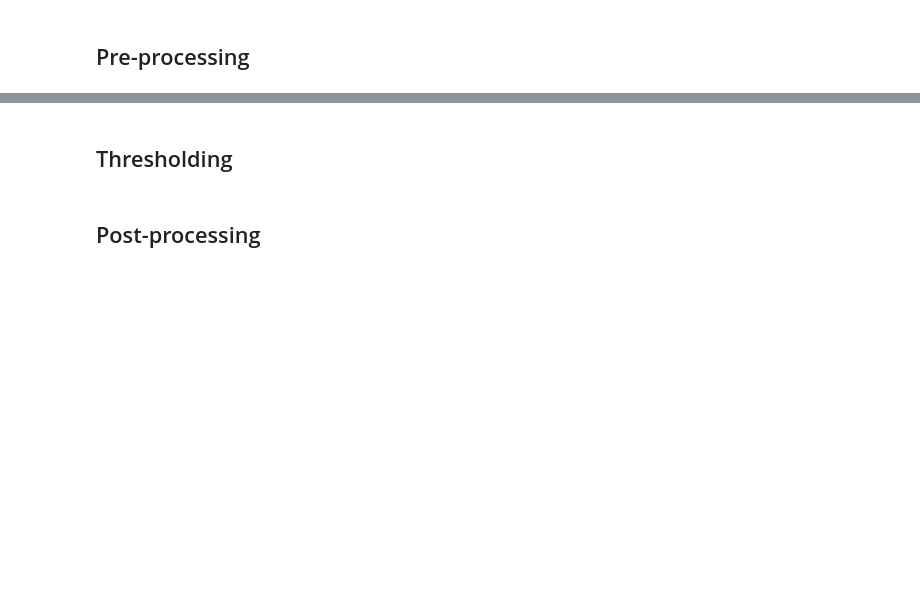
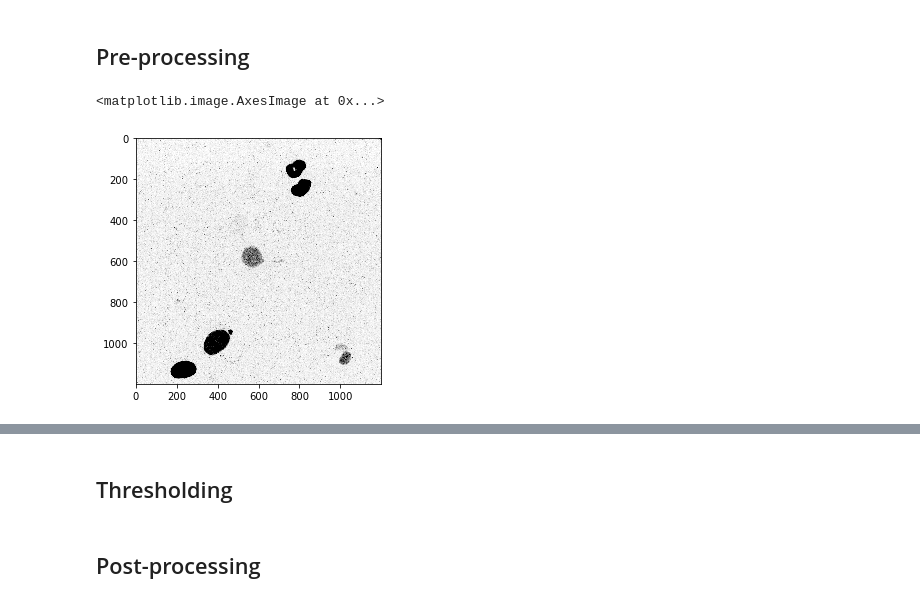
Before and after one commit to AlanaYuchen/Fucci, a Jupyter notebook: Segmentation.ipynb, the cells around one changed output, grey strips where cells are left out. Saved outputs shown, nothing was run; the diff lists cells and outputs as text; code cells hidden in the pictures; blank space fills up the shorter version.

```diff
--- a/Segmentation.ipynb
+++ b/Segmentation.ipynb
@@ -23,0 +20,5 @@ mcy = io.imread(mCherry_path) # mCherry signal: S, G2/M
+# %%
+io.imshow(mcy_rscl[61,:,:], cmap='Greys')
+# %% [output]
+<matplotlib.image.AxesImage at 0x...>
+[figure, added]
```
Also changed, not shown: parts of 10 cells of this notebook, 4 other files.
